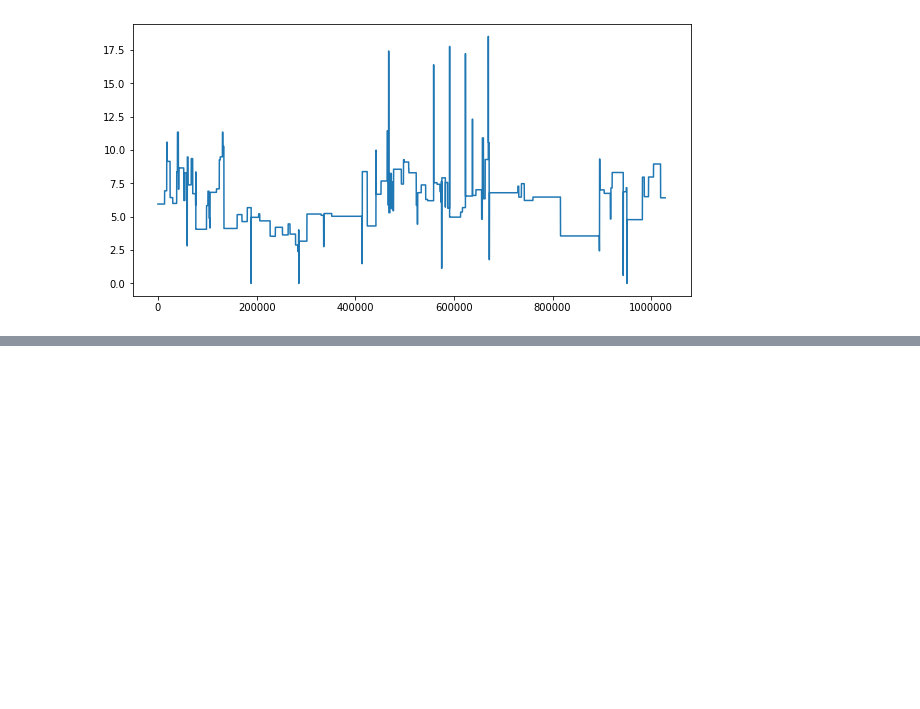
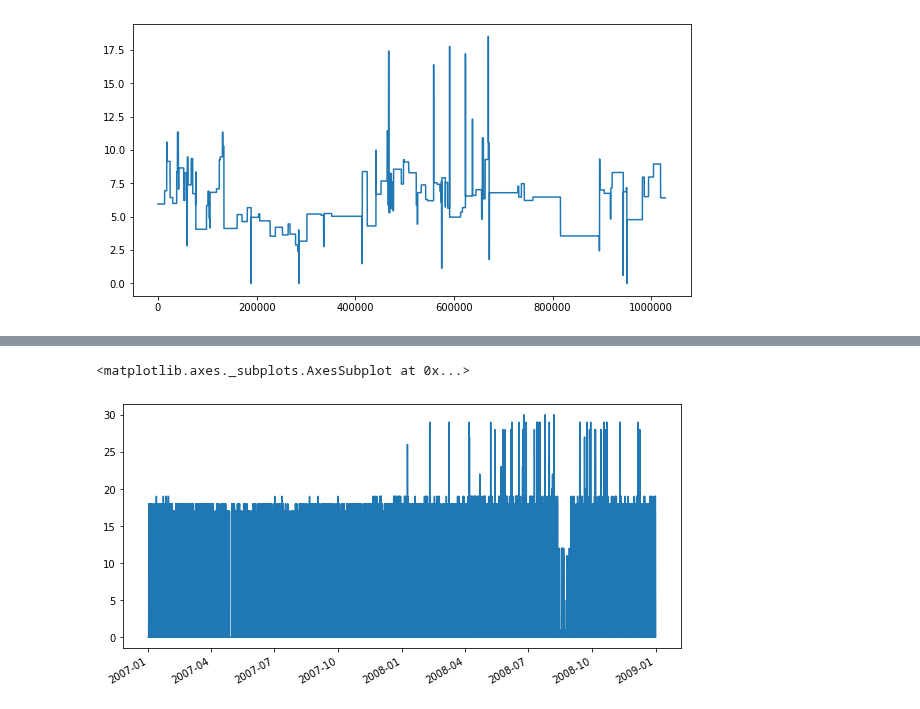
Before and after one commit to Barbarioli/OTSS, a Jupyter notebook: examples.ipynb, the cells around one changed output, grey strips where cells are left out. Cells and saved outputs as stored; diff of their text form; code cells hidden in the pictures; blank space fills up the shorter version.

```diff
--- a/examples.ipynb
+++ b/examples.ipynb
@@ -371,0 +508,2 @@ plt.plot(sub_voltage)
+# %%
+eb_sample = empirical_bernstein(0.05,0.01,20,x)
@@ -371,0 +525,2 @@ plt.plot(sub_voltage)
+# %%
+eb_sample = eb_sample.sort_index()
@@ -371,0 +542,5 @@ plt.plot(sub_voltage)
+# %%
+eb_sample.plot(figsize=(10, 5))
+# %% [output]
+<matplotlib.axes._subplots.AxesSubplot at 0x...>
+[figure, added]
```
Also changed, not shown: parts of 24 cells of this notebook.
